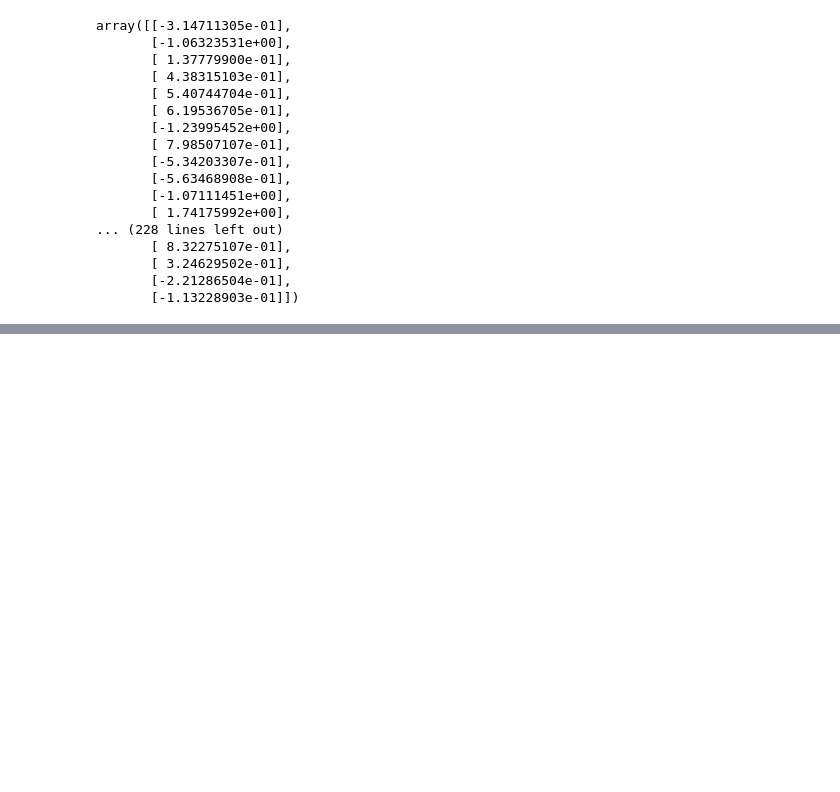
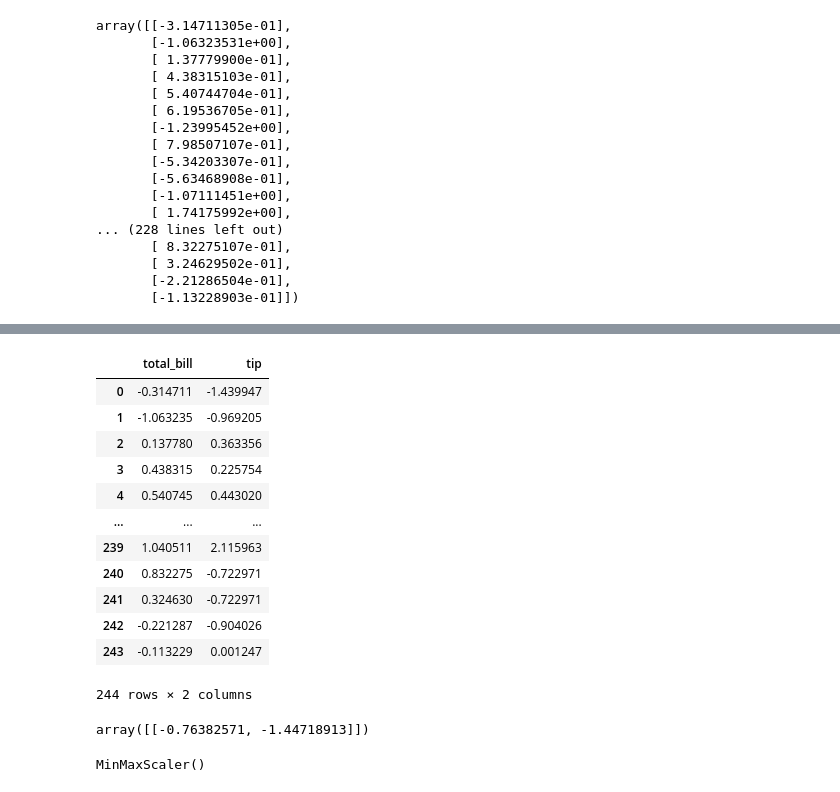
Before and after one commit to nachiket-mr360/DataScienceJourney, a Jupyter notebook: Machine Learning/featureScalingImplementation.ipynb, the cells around one changed output, grey strips where cells are left out. Cells and saved outputs as stored; diff of their text form; code cells hidden in the pictures; blank space fills up the shorter version.

```diff
--- a/Machine Learning/featureScalingImplementation.ipynb
+++ b/Machine Learning/featureScalingImplementation.ipynb
@@ -118,3 +118,6 @@ array([[-3.14711305e-01],
        [ 3.24629502e-01],
        [-2.21286504e-01],
        [-1.13228903e-01]])
+# %%
+#we can do both in one domain
+scaler.fit_transform(df[['total_bill','tip']])
@@ -120,0 +142,18 @@ array([[-3.14711305e-01],
+# %%
+#pass it in dataframe
+pd.DataFrame(scaler.fit_transform(df[['total_bill','tip']]), columns=['total_bill','tip'])
+#here we get transformed stadardised data
+# %% [output]
+|  | total_bill | tip |
+| 0 | -0.314711 | -1.439947 |
+| 1 | -1.063235 | -0.969205 |
+| 2 | 0.137780 | 0.363356 |
+| 3 | 0.438315 | 0.225754 |
+| 4 | 0.540745 | 0.443020 |
+| ... | ... | ... |
+| 239 | 1.040511 | 2.115963 |
+| 240 | 0.832275 | -0.722971 |
+| 241 | 0.324630 | -0.722971 |
+| 242 | -0.221287 | -0.904026 |
+| 243 | -0.113229 | 0.001247 |
+244 rows × 2 columns
@@ -120,0 +168,11 @@ array([[-3.14711305e-01],
+# %%
+scaler.transform([[13,1]]) #the unseen data we get scaled value
+# %% [output]
+array([[-0.76382571, -1.44718913]])
+# %%
+#normalization (min/max) scaling
+from sklearn.preprocessing import MinMaxScaler
+min_max = MinMaxScaler()
+min_max
+# %% [output]
+MinMaxScaler()
```
Also changed, not shown: parts of 12 cells of this notebook.
